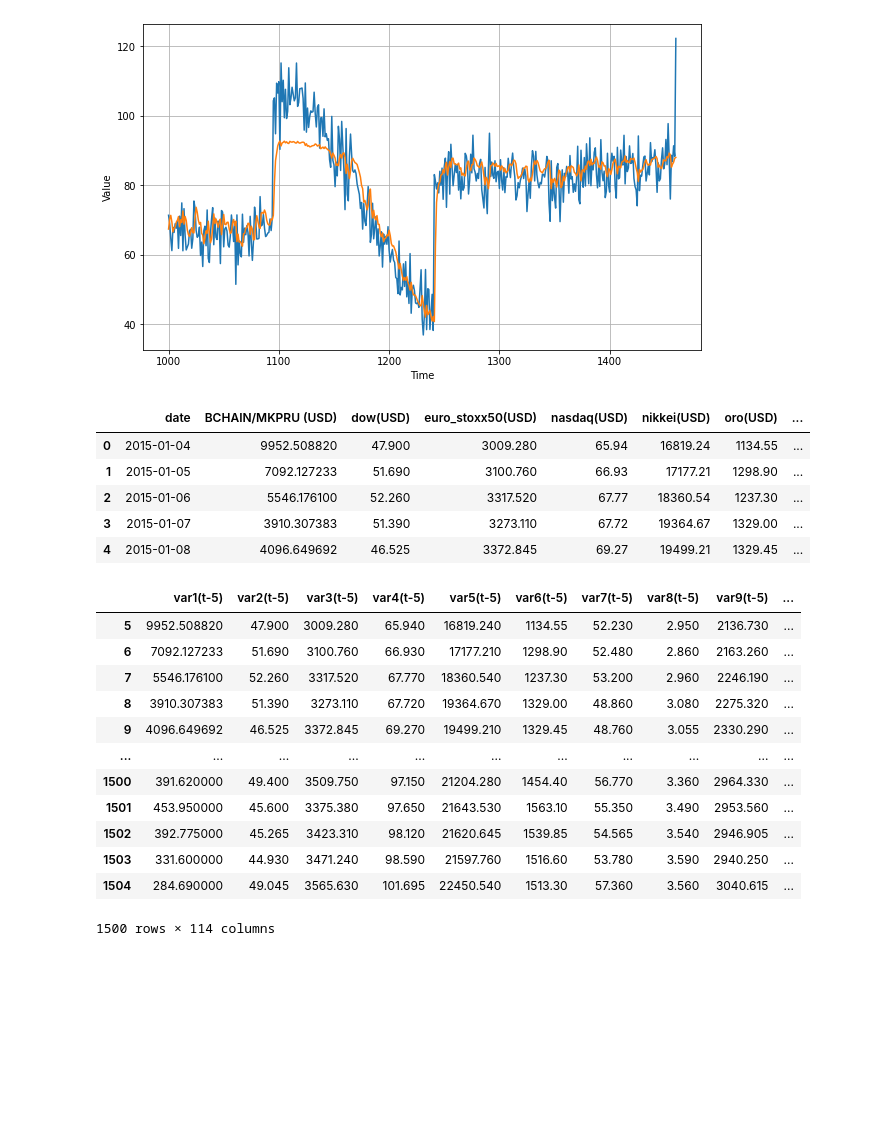
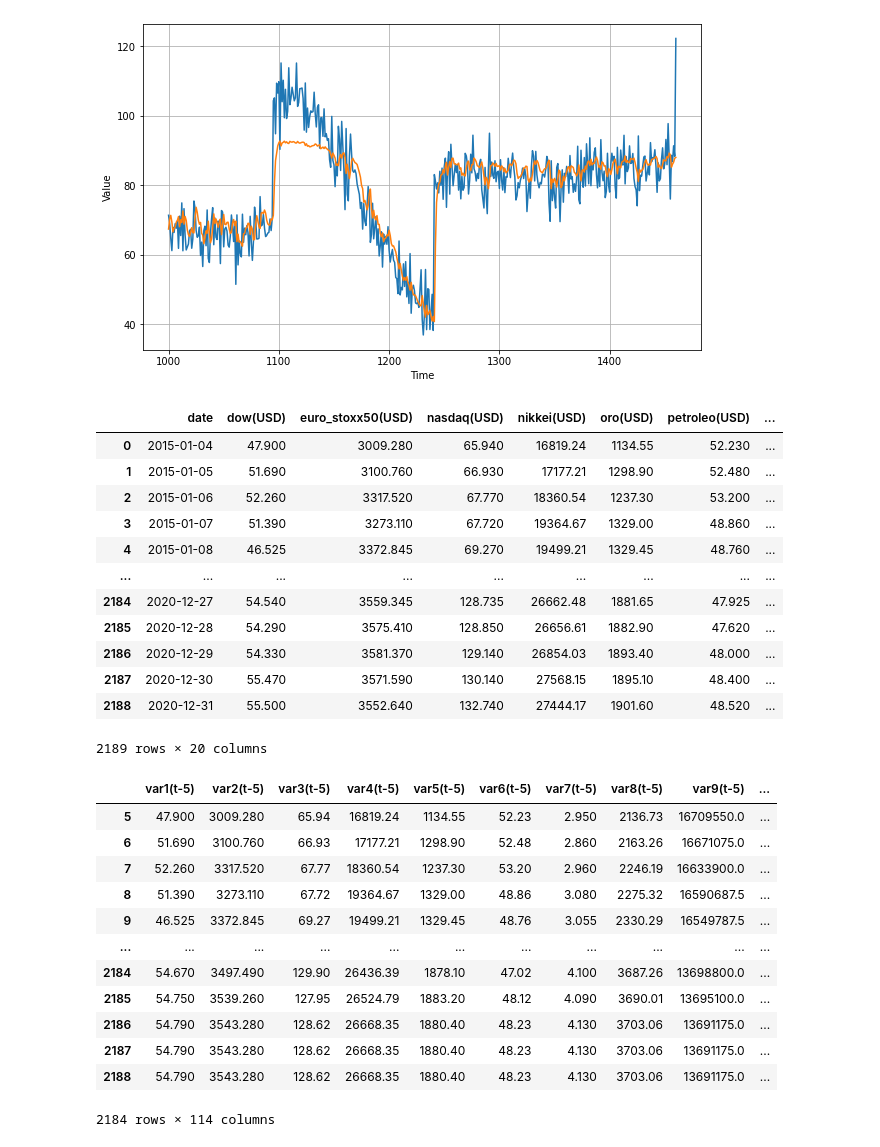
Before and after one commit to keniaCisneros/bitcoins_pricing, a Jupyter notebook: Serie_tiempo.ipynb, the cells around one changed output. Cells and saved outputs as stored; diff of their text form; code cells hidden in the pictures; blank space fills up the shorter version.

```diff
--- a/Serie_tiempo.ipynb
+++ b/Serie_tiempo.ipynb
@@ -158,14 +158,21 @@ def windowed_dataset(series, window_size, batch_size, shuffle_buffer):
   return dataset
 # %%
 df=pd.read_csv("data.csv")
-df.head()
+df
 # %% [output]
-|  | date | BCHAIN/MKPRU (USD) | dow(USD) | euro_stoxx50(USD) | nasdaq(USD) | nikkei(USD) | oro(USD) | ... |
-| 0 | 2015-01-04 | 9952.508820 | 47.900 | 3009.280 | 65.94 | 16819.24 | 1134.55 | ... |
-| 1 | 2015-01-05 | 7092.127233 | 51.690 | 3100.760 | 66.93 | 17177.21 | 1298.90 | ... |
-| 2 | 2015-01-06 | 5546.176100 | 52.260 | 3317.520 | 67.77 | 18360.54 | 1237.30 | ... |
-| 3 | 2015-01-07 | 3910.307383 | 51.390 | 3273.110 | 67.72 | 19364.67 | 1329.00 | ... |
-| 4 | 2015-01-08 | 4096.649692 | 46.525 | 3372.845 | 69.27 | 19499.21 | 1329.45 | ... |
+|  | date | dow(USD) | euro_stoxx50(USD) | nasdaq(USD) | nikkei(USD) | oro(USD) | petroleo(USD) | ... |
+| 0 | 2015-01-04 | 47.900 | 3009.280 | 65.940 | 16819.24 | 1134.55 | 52.230 | ... |
+| 1 | 2015-01-05 | 51.690 | 3100.760 | 66.930 | 17177.21 | 1298.90 | 52.480 | ... |
+| 2 | 2015-01-06 | 52.260 | 3317.520 | 67.770 | 18360.54 | 1237.30 | 53.200 | ... |
+| 3 | 2015-01-07 | 51.390 | 3273.110 | 67.720 | 19364.67 | 1329.00 | 48.860 | ... |
+| 4 | 2015-01-08 | 46.525 | 3372.845 | 69.270 | 19499.21 | 1329.45 | 48.760 | ... |
+| ... | ... | ... | ... | ... | ... | ... | ... | ... |
+| 2184 | 2020-12-27 | 54.540 | 3559.345 | 128.735 | 26662.48 | 1881.65 | 47.925 | ... |
+| 2185 | 2020-12-28 | 54.290 | 3575.410 | 128.850 | 26656.61 | 1882.90 | 47.620 | ... |
+| 2186 | 2020-12-29 | 54.330 | 3581.370 | 129.140 | 26854.03 | 1893.40 | 48.000 | ... |
+| 2187 | 2020-12-30 | 55.470 | 3571.590 | 130.140 | 27568.15 | 1895.10 | 48.400 | ... |
+| 2188 | 2020-12-31 | 55.500 | 3552.640 | 132.740 | 27444.17 | 1901.60 | 48.520 | ... |
+2189 rows × 20 columns
 # %%
 from pandas import DataFrame
 from pandas import concat
@@ -208,18 +217,16 @@ data = series_to_supervised(values, 5, 1)
-# %%
-split_time=1500
-train=data.iloc[:split_time,:]
-train
-# %% [output]
-|  | var1(t-5) | var2(t-5) | var3(t-5) | var4(t-5) | var5(t-5) | var6(t-5) | var7(t-5) | var8(t-5) | var9(t-5) | ... |
-| 5 | 9952.508820 | 47.900 | 3009.280 | 65.940 | 16819.240 | 1134.55 | 52.230 | 2.950 | 2136.730 | ... |
-| 6 | 7092.127233 | 51.690 | 3100.760 | 66.930 | 17177.210 | 1298.90 | 52.480 | 2.860 | 2163.260 | ... |
-| 7 | 5546.176100 | 52.260 | 3317.520 | 67.770 | 18360.540 | 1237.30 | 53.200 | 2.960 | 2246.190 | ... |
-| 8 | 3910.307383 | 51.390 | 3273.110 | 67.720 | 19364.670 | 1329.00 | 48.860 | 3.080 | 2275.320 | ... |
-| 9 | 4096.649692 | 46.525 | 3372.845 | 69.270 | 19499.210 | 1329.45 | 48.760 | 3.055 | 2330.290 | ... |
-| ... | ... | ... | ... | ... | ... | ... | ... | ... | ... | ... |
-| 1500 | 391.620000 | 49.400 | 3509.750 | 97.150 | 21204.280 | 1454.40 | 56.770 | 3.360 | 2964.330 | ... |
-| 1501 | 453.950000 | 45.600 | 3375.380 | 97.650 | 21643.530 | 1563.10 | 55.350 | 3.490 | 2953.560 | ... |
-| 1502 | 392.775000 | 45.265 | 3423.310 | 98.120 | 21620.645 | 1539.85 | 54.565 | 3.540 | 2946.905 | ... |
-| 1503 | 331.600000 | 44.930 | 3471.240 | 98.590 | 21597.760 | 1516.60 | 53.780 | 3.590 | 2940.250 | ... |
-| 1504 | 284.690000 | 49.045 | 3565.630 | 101.695 | 22450.540 | 1513.30 | 57.360 | 3.560 | 3040.615 | ... |
-1500 rows × 114 columns
+# %%
+data
+# %% [output]
+|  | var1(t-5) | var2(t-5) | var3(t-5) | var4(t-5) | var5(t-5) | var6(t-5) | var7(t-5) | var8(t-5) | var9(t-5) | ... |
+| 5 | 47.900 | 3009.280 | 65.94 | 16819.24 | 1134.55 | 52.23 | 2.950 | 2136.73 | 16709550.0 | ... |
+| 6 | 51.690 | 3100.760 | 66.93 | 17177.21 | 1298.90 | 52.48 | 2.860 | 2163.26 | 16671075.0 | ... |
+| 7 | 52.260 | 3317.520 | 67.77 | 18360.54 | 1237.30 | 53.20 | 2.960 | 2246.19 | 16633900.0 | ... |
+| 8 | 51.390 | 3273.110 | 67.72 | 19364.67 | 1329.00 | 48.86 | 3.080 | 2275.32 | 16590687.5 | ... |
+| 9 | 46.525 | 3372.845 | 69.27 | 19499.21 | 1329.45 | 48.76 | 3.055 | 2330.29 | 16549787.5 | ... |
+| ... | ... | ... | ... | ... | ... | ... | ... | ... | ... | ... |
+| 2184 | 54.670 | 3497.490 | 129.90 | 26436.39 | 1878.10 | 47.02 | 4.100 | 3687.26 | 13698800.0 | ... |
+| 2185 | 54.750 | 3539.260 | 127.95 | 26524.79 | 1883.20 | 48.12 | 4.090 | 3690.01 | 13695100.0 | ... |
+| 2186 | 54.790 | 3543.280 | 128.62 | 26668.35 | 1880.40 | 48.23 | 4.130 | 3703.06 | 13691175.0 | ... |
+| 2187 | 54.790 | 3543.280 | 128.62 | 26668.35 | 1880.40 | 48.23 | 4.130 | 3703.06 | 13691175.0 | ... |
+| 2188 | 54.790 | 3543.280 | 128.62 | 26668.35 | 1880.40 | 48.23 | 4.130 | 3703.06 | 13691175.0 | ... |
+2184 rows × 114 columns
```
Also changed, not shown: parts of 4 cells of this notebook.
